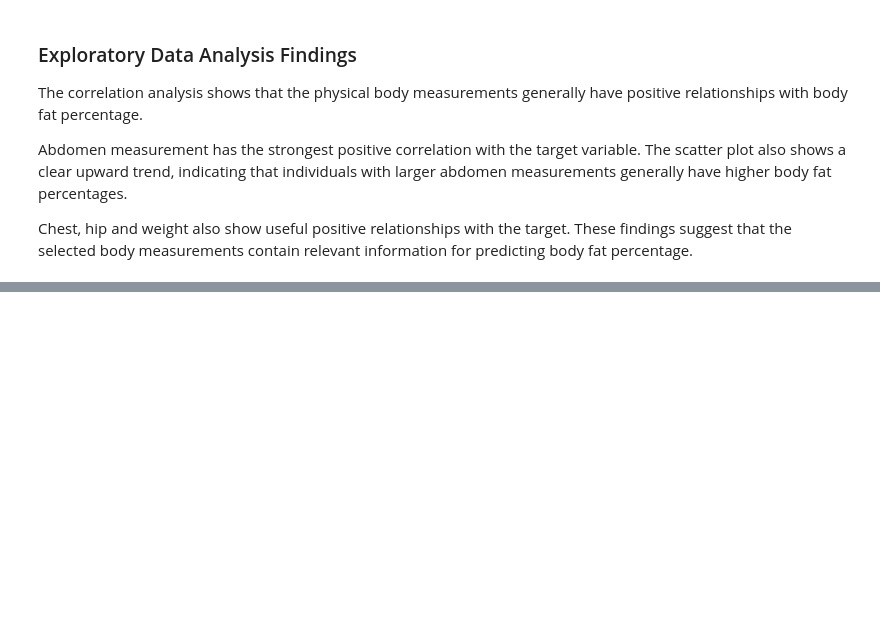
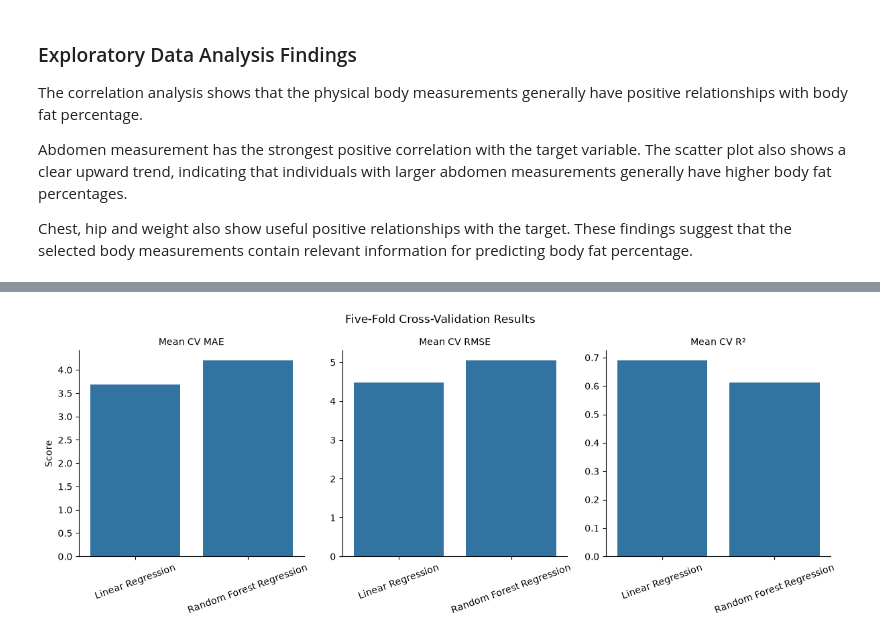
Before and after one commit to AmandaTFerraz/predictive-analytics-final-project, a Jupyter notebook: pda_finalproject.ipynb, the cells around one changed output, grey strips where cells are left out. Cells and saved outputs as stored; diff of their text form; code cells hidden in the pictures; blank space fills up the shorter version.

```diff
--- a/pda_finalproject.ipynb
+++ b/pda_finalproject.ipynb
@@ -246,0 +505,17 @@ Chest, hip and weight also show useful positive relationships with the target. T
+# %%
+cross_validation = KFold(
+    n_splits=5,
+    shuffle=True,
+    random_state=42
+)
+
+scoring_metrics = {
+    "MAE": "neg_mean_absolute_error",
+    "MSE": "neg_mean_squared_error",
+    "R²": "r2"
+}
+
+models = {
+    "Linear Regression": linear_model,
+    "Random Forest Regression": random_forest_model
+}
@@ -246,0 +554,34 @@ Chest, hip and weight also show useful positive relationships with the target. T
+# %%
+cv_plot_data = cv_results.melt(
+    id_vars="Model",
+    value_vars=[
+        "Mean CV MAE",
+        "Mean CV RMSE",
+        "Mean CV R²"
+    ],
+    var_name="Metric",
+    value_name="Score"
+)
+
+g = sns.catplot(
+    data=cv_plot_data,
+    x="Model",
+    y="Score",
+    col="Metric",
+    kind="bar",
+    sharey=False,
+    height=4,
+    aspect=1
+)
+
+g.set_xticklabels(rotation=20)
+g.set_titles("{col_name}")
+g.set_axis_labels("", "Score")
+g.figure.suptitle(
+    "Five-Fold Cross-Validation Results",
+    y=1.05
+)
+
+plt.show()
+# %% [output]
+[figure, added]
```
Also changed, not shown: parts of 33 cells of this notebook, 1 other file.
